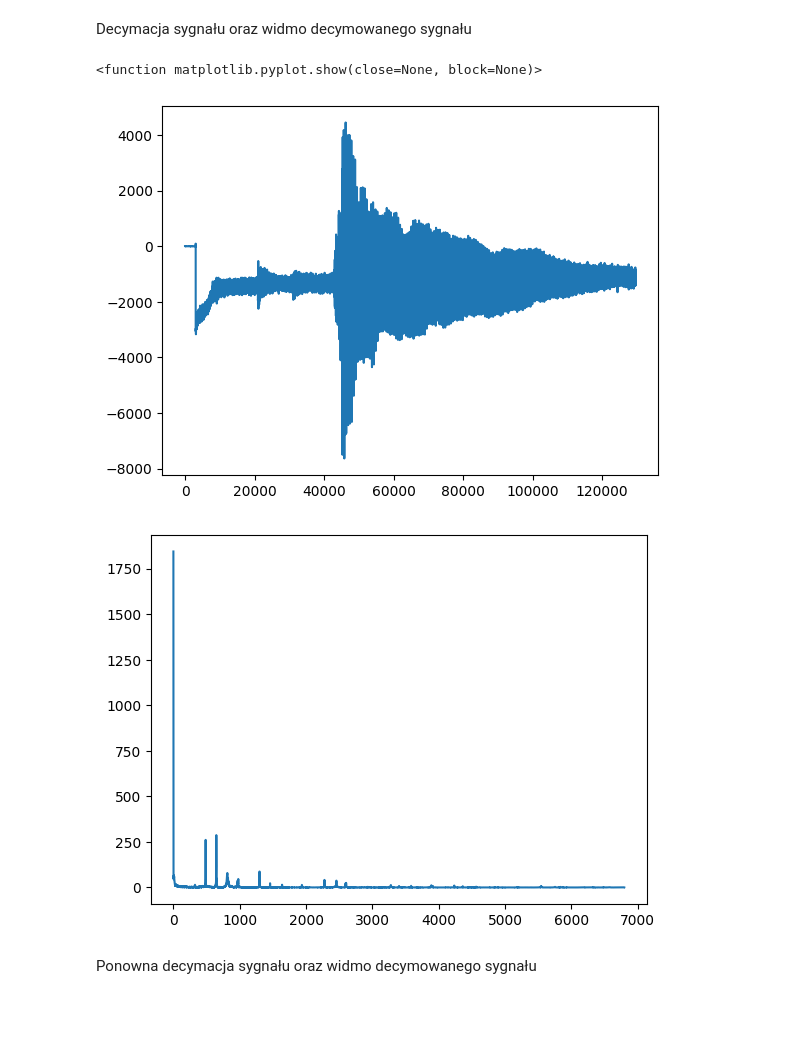
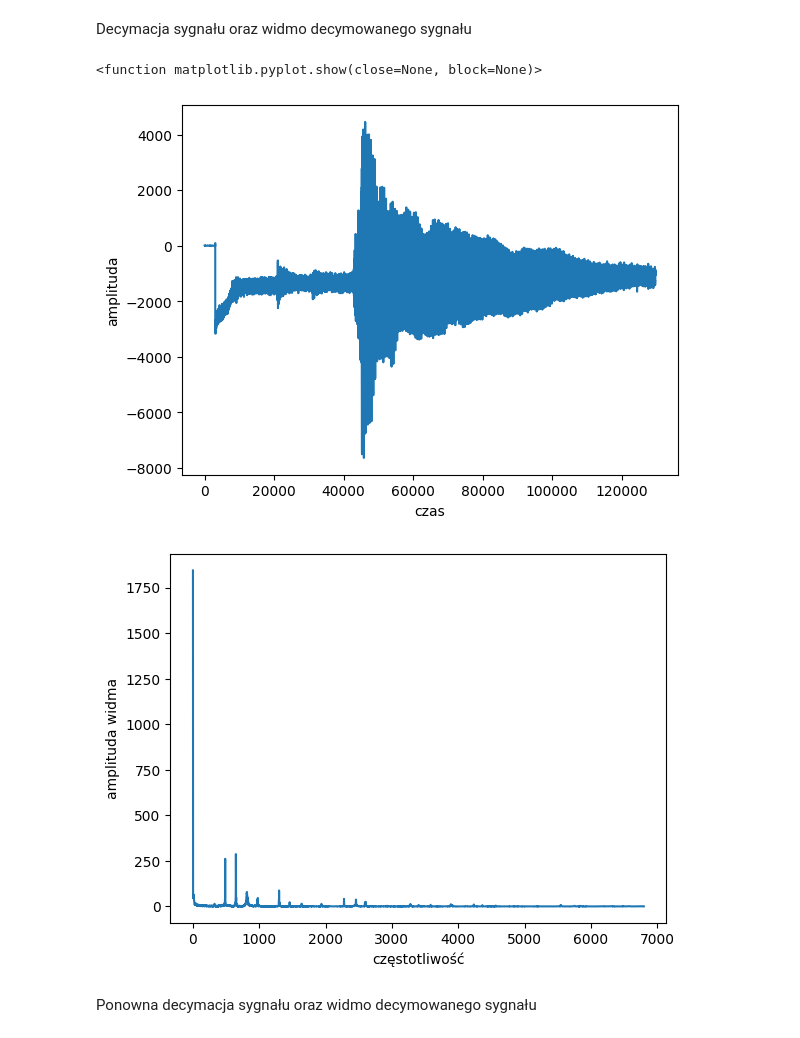
Before and after one commit to tynka022/SignalAnalisis, a Jupyter notebook: lab2/sprawozdanie2MToborek.ipynb, the cells around one changed output. Drawn from its saved outputs; the diff is of its cells as text; code cells hidden in the pictures; blank space fills up the shorter version.

```diff
--- a/lab2/sprawozdanie2MToborek.ipynb
+++ b/lab2/sprawozdanie2MToborek.ipynb
@@ -173,20 +198,24 @@ Decymacja sygnału oraz widmo decymowanego sygnału
 # %%
 sygnal1 = sig.decimate(sygnal,2)
 
 fig, ax = plt.subplots()
+ax.set_ylabel('amplituda')
+ax.set_xlabel('czas')
 ax.plot(sygnal1)
 plt.show
 
 wid_dec=np.abs(np.fft.rfft(sygnal1)) /rate/2
 f = np.fft.rfftfreq(len(sygnal1), 1/rate/2)
 
 fig, ax = plt.subplots()
 ax.plot(f[0:10000], wid_dec[0:10000])
+ax.set_ylabel('amplituda widma')
+ax.set_xlabel('częstotliwość')
 plt.show
 # %% [output]
 <function matplotlib.pyplot.show(close=None, block=None)>
-[figure, old version]
+[figure, new version]
-[figure, old version]
+[figure, new version]
 # %% [markdown]
 Ponowna decymacja sygnału oraz widmo decymowanego sygnału
 # %%
```
Also changed, not shown: parts of 20 cells of this notebook, 2 other files.
